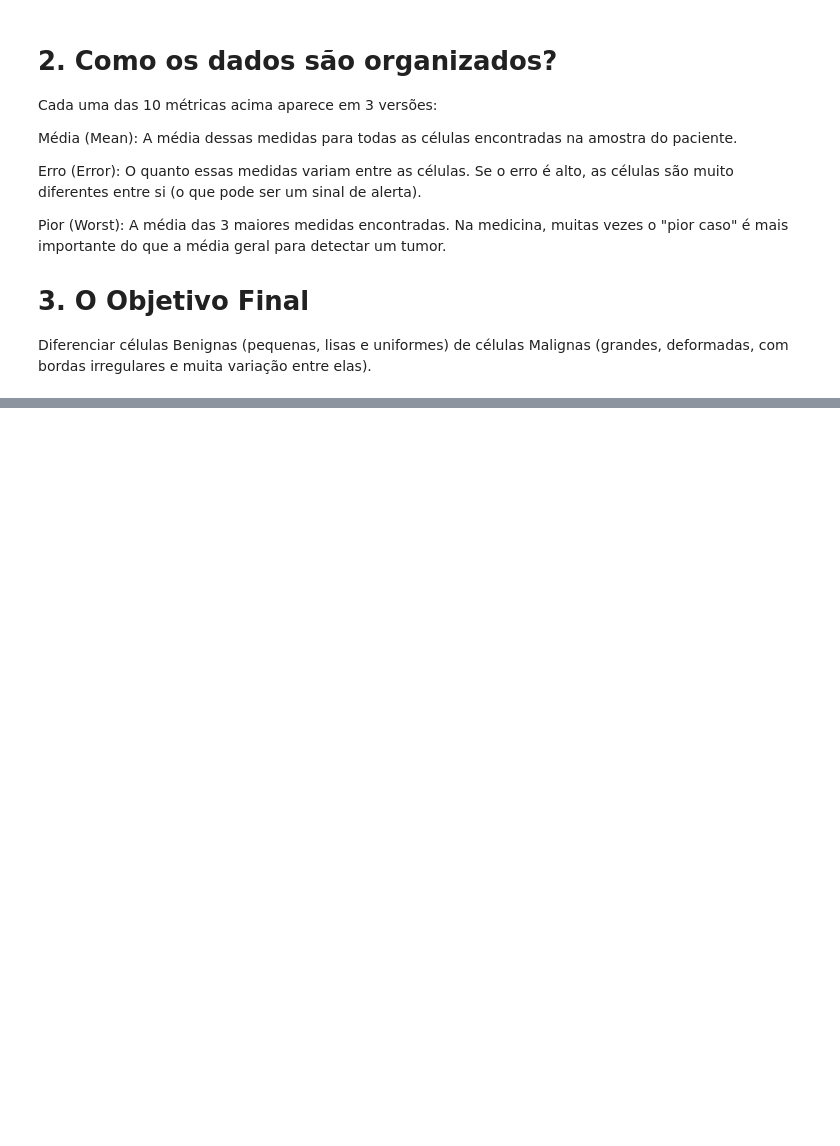
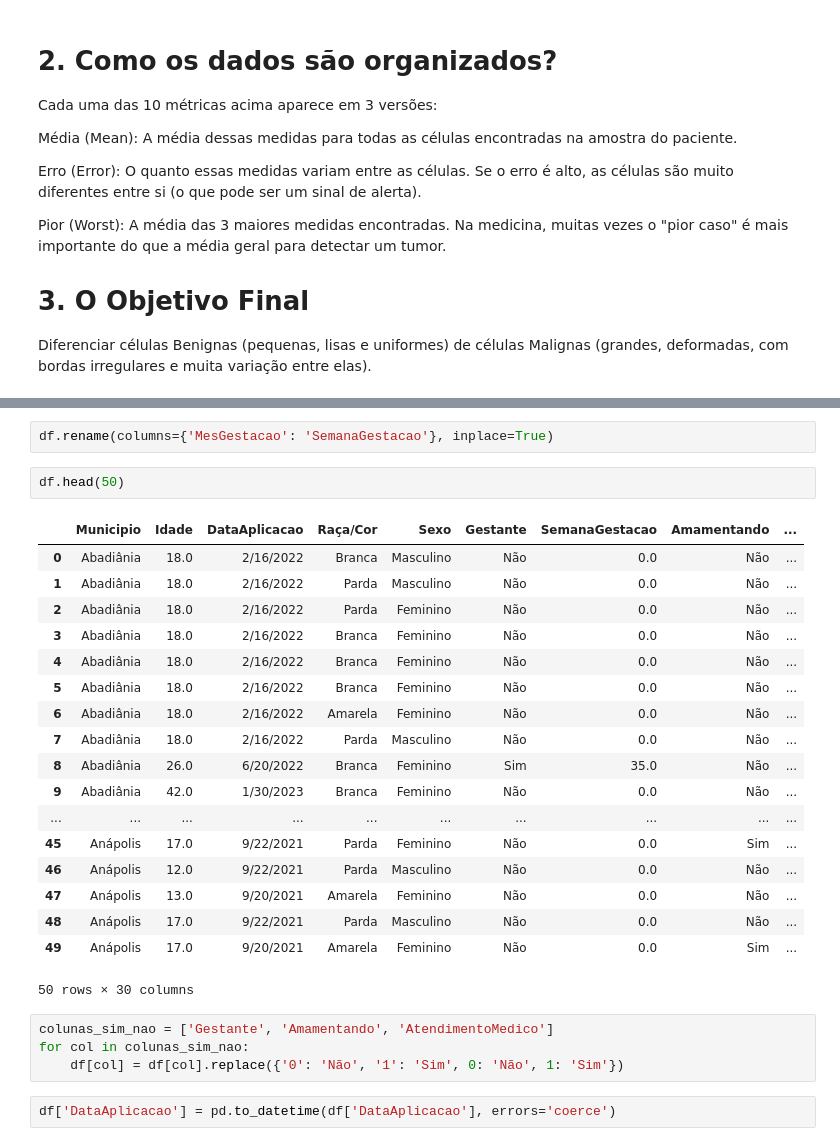
Before and after one commit to Sobrin-dsm/Grupo-de-Estudo-em-Computa-o-Aplicada-2026-1, a Jupyter notebook: G_E_2026.ipynb, the cells around one changed output, grey strips where cells are left out. Drawn from its saved outputs; the diff is of its cells as text; blank space fills up the shorter version.

```diff
--- a/G_E_2026.ipynb
+++ b/G_E_2026.ipynb
@@ -162,0 +355,29 @@ Diferenciar células Benignas (pequenas, lisas e uniformes) de células Malignas
+# %%
+df.rename(columns={'MesGestacao': 'SemanaGestacao'}, inplace=True)
+# %%
+df.head(50)
+# %% [output]
+|  | Municipio | Idade | DataAplicacao | Raça/Cor | Sexo | Gestante | SemanaGestacao | Amamentando | ... |
+| 0 | Abadiânia | 18.0 | 2/16/2022 | Branca | Masculino | Não | 0.0 | Não | ... |
+| 1 | Abadiânia | 18.0 | 2/16/2022 | Parda | Masculino | Não | 0.0 | Não | ... |
+| 2 | Abadiânia | 18.0 | 2/16/2022 | Parda | Feminino | Não | 0.0 | Não | ... |
+| 3 | Abadiânia | 18.0 | 2/16/2022 | Branca | Feminino | Não | 0.0 | Não | ... |
+| 4 | Abadiânia | 18.0 | 2/16/2022 | Branca | Feminino | Não | 0.0 | Não | ... |
+| 5 | Abadiânia | 18.0 | 2/16/2022 | Branca | Feminino | Não | 0.0 | Não | ... |
+| 6 | Abadiânia | 18.0 | 2/16/2022 | Amarela | Feminino | Não | 0.0 | Não | ... |
+| 7 | Abadiânia | 18.0 | 2/16/2022 | Parda | Masculino | Não | 0.0 | Não | ... |
+| 8 | Abadiânia | 26.0 | 6/20/2022 | Branca | Feminino | Sim | 35.0 | Não | ... |
+| 9 | Abadiânia | 42.0 | 1/30/2023 | Branca | Feminino | Não | 0.0 | Não | ... |
+| ... | ... | ... | ... | ... | ... | ... | ... | ... | ... |
+| 45 | Anápolis | 17.0 | 9/22/2021 | Parda | Feminino | Não | 0.0 | Sim | ... |
+| 46 | Anápolis | 12.0 | 9/22/2021 | Parda | Masculino | Não | 0.0 | Não | ... |
+| 47 | Anápolis | 13.0 | 9/20/2021 | Amarela | Feminino | Não | 0.0 | Não | ... |
+| 48 | Anápolis | 17.0 | 9/22/2021 | Parda | Masculino | Não | 0.0 | Não | ... |
+| 49 | Anápolis | 17.0 | 9/20/2021 | Amarela | Feminino | Não | 0.0 | Sim | ... |
+50 rows × 30 columns
+# %%
+colunas_sim_nao = ['Gestante', 'Amamentando', 'AtendimentoMedico']
+for col in colunas_sim_nao:
+    df[col] = df[col].replace({'0': 'Não', '1': 'Sim', 0: 'Não', 1: 'Sim'})
+# %%
+df['DataAplicacao'] = pd.to_datetime(df['DataAplicacao'], errors='coerce')
```
Also changed, not shown: parts of 42 cells of this notebook.
